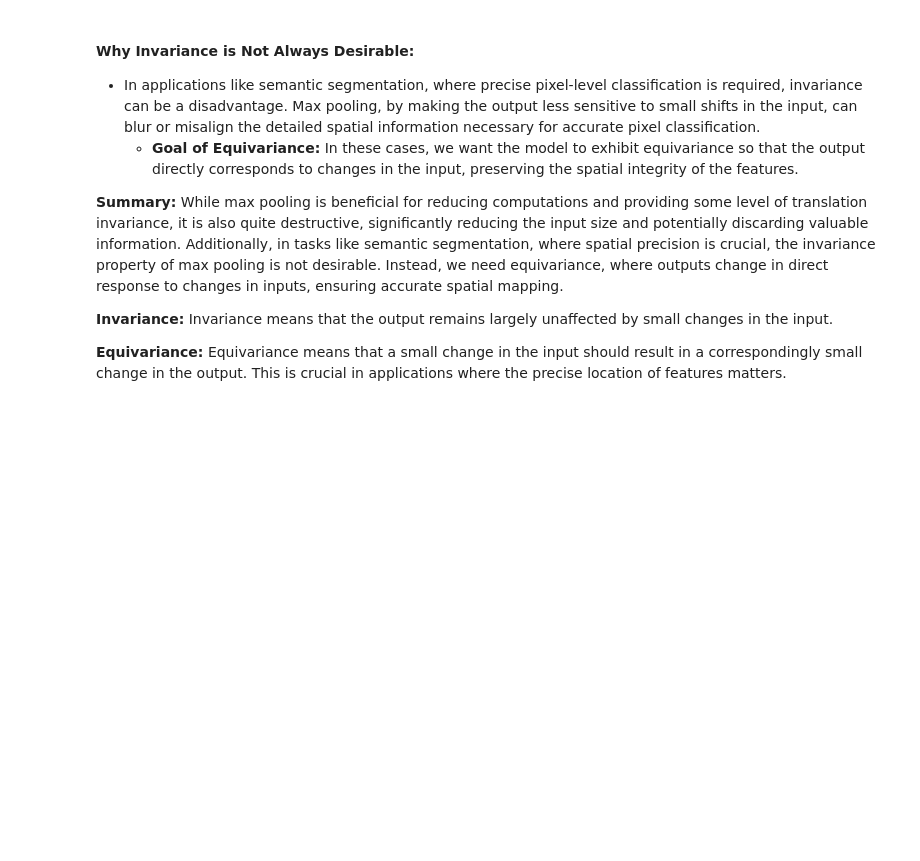
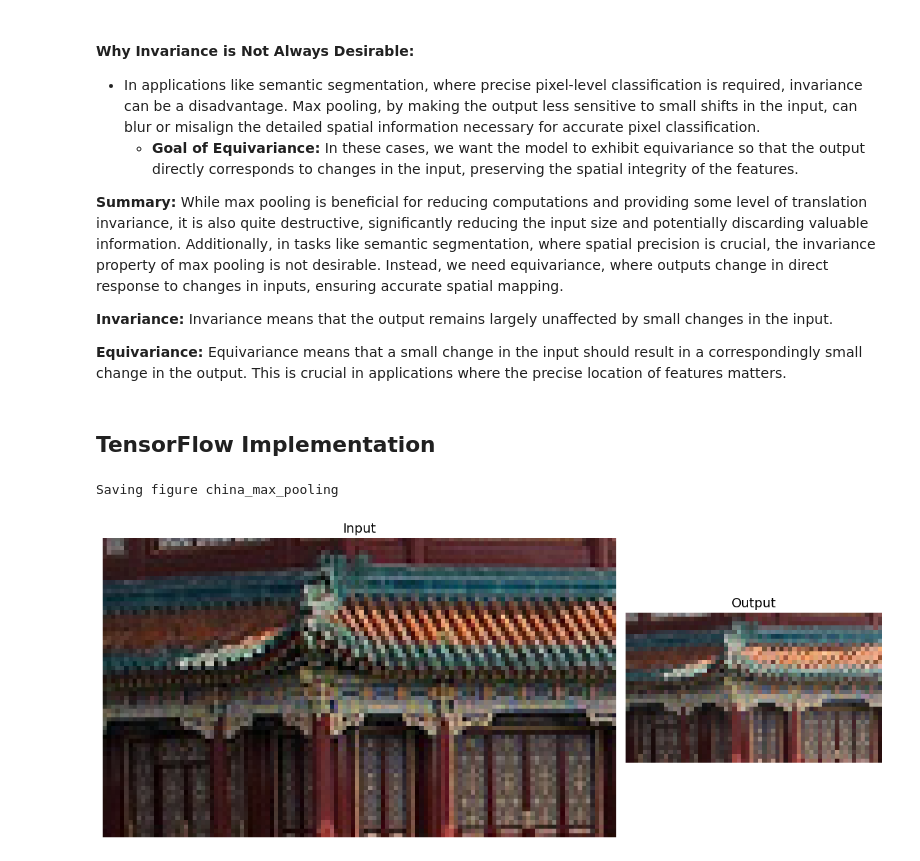
Before and after one commit to ShayanDodge/MachineLearning-Toolkit, a Jupyter notebook: Artifical Neural Networks PYTHON/5. CNN.ipynb, the cells around one changed output. Drawn from its saved outputs; the diff is of its cells as text; code cells hidden in the pictures; blank space fills up the shorter version.

Commit message:
pooling

```diff
--- a/Artifical Neural Networks PYTHON/5. CNN.ipynb
+++ b/Artifical Neural Networks PYTHON/5. CNN.ipynb
@@ -622,3 +626,5 @@ Image C:
 **Invariance:** Invariance means that the output remains largely unaffected by small changes in the input.
 
 **Equivariance:** Equivariance means that a small change in the input should result in a correspondingly small change in the output. This is crucial in applications where the precise location of features matters.
+# %% [markdown]
+## TensorFlow Implementation
@@ -624,0 +639,30 @@ Image C:
+# %%
+import matplotlib as mpl  # Import matplotlib library for plotting
+
+# Create a MaxPooling layer with pool size 2x2
+max_pool = keras.layers.MaxPool2D(pool_size=2)
+# Crop images and convert to numpy array
+cropped_images = np.array([crop(image) for image in images], dtype=np.float32)
+# Apply max pooling to the cropped images
+output = max_pool(cropped_images)
+
+# Create a figure for plotting
+fig = plt.figure(figsize=(12, 8))
+gs = mpl.gridspec.GridSpec(nrows=1, ncols=2, width_ratios=[2, 1]) # Define grid specification for subplots
+ax1 = fig.add_subplot(gs[0, 0]) # Add subplot for the input image
+ax1.set_title("Input", fontsize=14)
+ax1.imshow(cropped_images[0])  # plot the 1st image
+ax1.axis("off")
+
+# Add subplot for the output image after max pooling
+ax2 = fig.add_subplot(gs[0, 1])
+ax2.set_title("Output", fontsize=14)
+ax2.imshow(output[0])  # plot the output for the 1st image
+ax2.axis("off")
+
+# Save and display the figure
+save_fig("china_max_pooling")
+plt.show()
+# %% [output]
+Saving figure china_max_pooling
+[figure, added]
```
Also changed, not shown: parts of 3 cells of this notebook, 1 other file.
